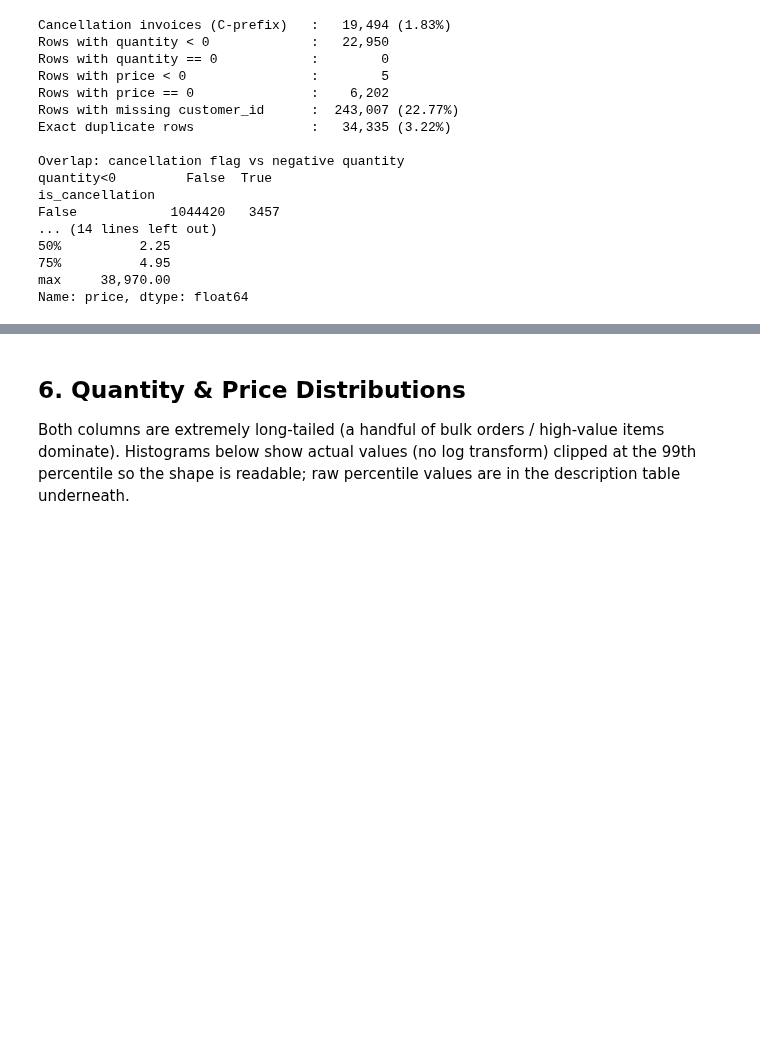
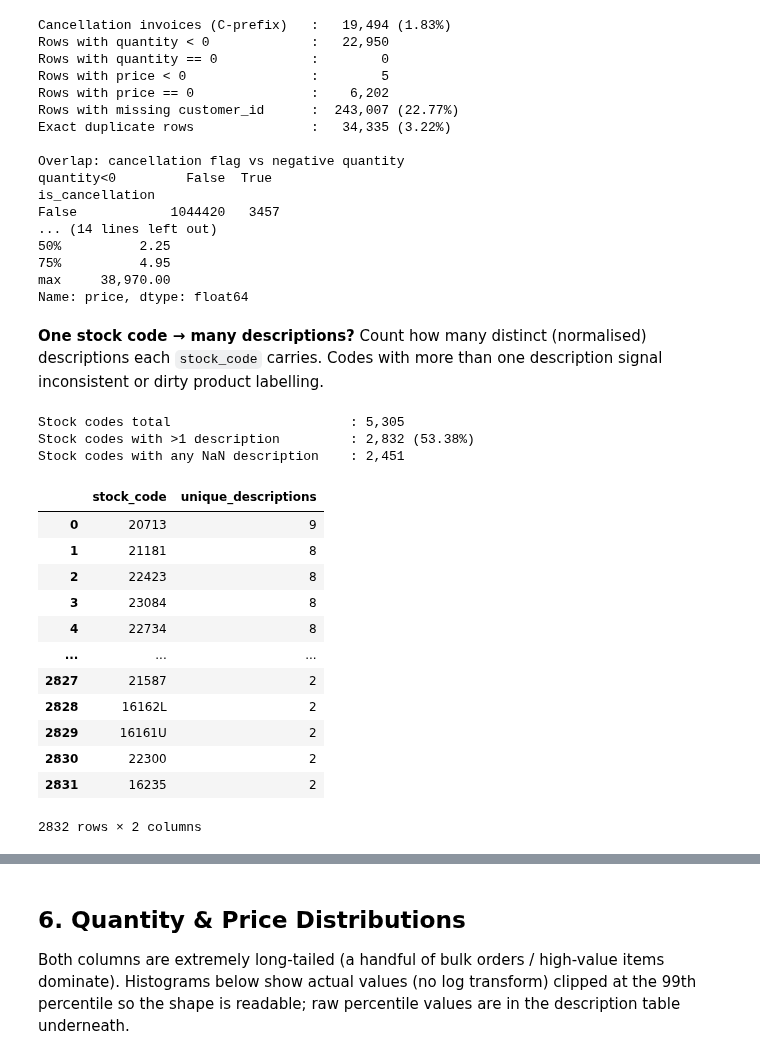
Before and after one commit to Lazr-Galstyan/testing_autoresearch, a Jupyter notebook: notebooks/01_eda_raw.ipynb, the cells around one changed output, grey strips where cells are left out. Drawn from its saved outputs; the diff is of its cells as text; code cells hidden in the pictures; blank space fills up the shorter version.

```diff
--- a/notebooks/01_eda_raw.ipynb
+++ b/notebooks/01_eda_raw.ipynb
@@ -158,3 +158,42 @@ False            1044420   3457
 75%          4.95
 max     38,970.00
 Name: price, dtype: float64
+# %% [markdown]
+**One stock code → many descriptions?** Count how many distinct (normalised) descriptions each `stock_code` carries. Codes with more than one description signal inconsistent or dirty product labelling.
+# %%
+desc_norm = df['description'].astype(str).str.strip().str.upper()
+
+code_description = (
+    df.assign(description_norm=desc_norm)
+      .groupby('stock_code')['description_norm']
+      .nunique()
+      .sort_values(ascending=False)
+      .reset_index(name='unique_descriptions')
+)
+
+n_codes    = len(code_description)
+n_multi    = (code_description['unique_descriptions'] > 1).sum()
+n_nan_desc = df[df['description'].isna()]['stock_code'].nunique()
+
+print(f'Stock codes total                       : {n_codes:,}')
+print(f'Stock codes with >1 description         : {n_multi:,} ({n_multi/n_codes*100:.2f}%)')
+print(f'Stock codes with any NaN description    : {n_nan_desc:,}')
+
+code_description[code_description['unique_descriptions'] > 1]
+# %% [output]
+Stock codes total                       : 5,305
+Stock codes with >1 description         : 2,832 (53.38%)
+Stock codes with any NaN description    : 2,451
+|  | stock_code | unique_descriptions |
+| 0 | 20713 | 9 |
+| 1 | 21181 | 8 |
+| 2 | 22423 | 8 |
+| 3 | 23084 | 8 |
+| 4 | 22734 | 8 |
+| ... | ... | ... |
+| 2827 | 21587 | 2 |
+| 2828 | 16162L | 2 |
+| 2829 | 16161U | 2 |
+| 2830 | 22300 | 2 |
+| 2831 | 16235 | 2 |
+2832 rows × 2 columns
```
Also changed, not shown: parts of 25 cells of this notebook, 3 other files.
